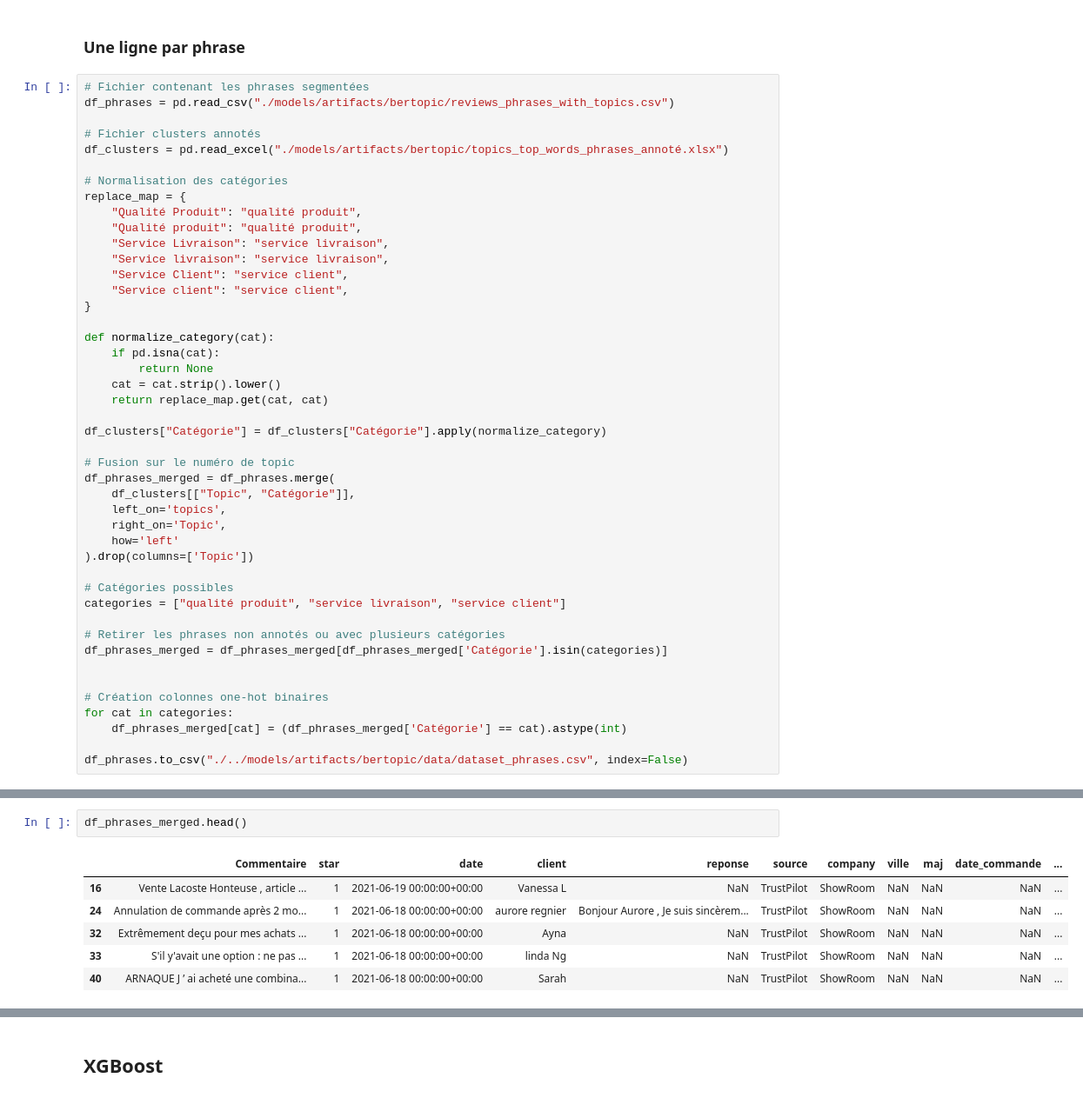
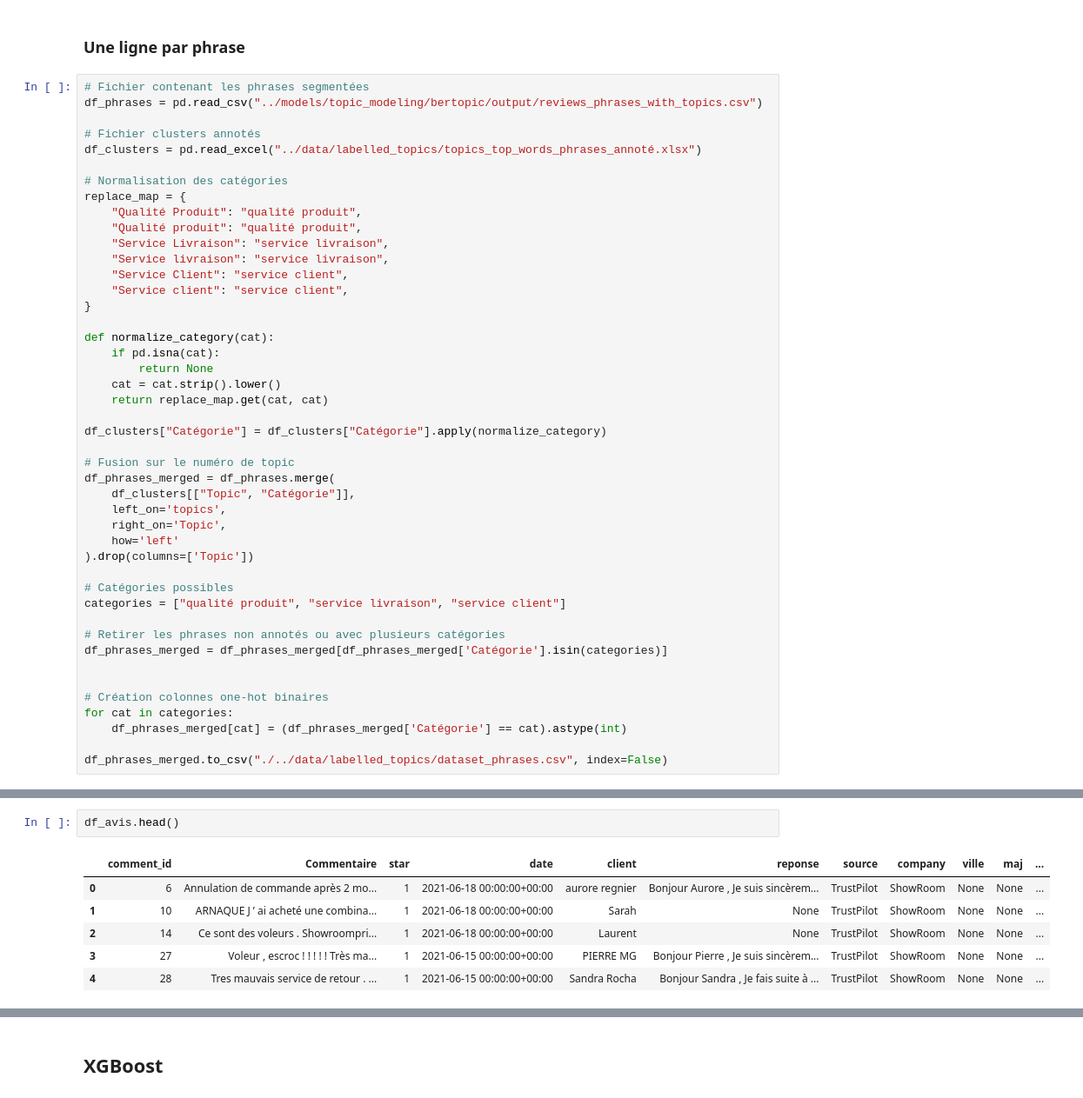
Before and after one commit to eliottdouieb/nov24_alt_trustpilot, a Jupyter notebook: notebooks/04_classification_XGBoost.ipynb, the cells around one changed output, grey strips where cells are left out. Shown at 87% size. Cells and saved outputs as stored; diff of their text form.

Commit message:
MAJ des chemins dans les notebooks + ajout des datasets pour les notebooks 04

```diff
--- a/notebooks/04_classification_XGBoost.ipynb
+++ b/notebooks/04_classification_XGBoost.ipynb
@@ -15,10 +15,10 @@ Cette partie permet de récupérer le dataset d'entraînement à partir des topi
 ### Une ligne par phrase
 # %%
 # Fichier contenant les phrases segmentées
-df_phrases = pd.read_csv("./models/artifacts/bertopic/reviews_phrases_with_topics.csv")
+df_phrases = pd.read_csv("../models/topic_modeling/bertopic/output/reviews_phrases_with_topics.csv")
 
 # Fichier clusters annotés
-df_clusters = pd.read_excel("./models/artifacts/bertopic/topics_top_words_phrases_annoté.xlsx")
+df_clusters = pd.read_excel("../data/labelled_topics/topics_top_words_phrases_annoté.xlsx")
 
 # Normalisation des catégories
 replace_map = {
@@ -57,4 +57,4 @@ df_phrases_merged = df_phrases_merged[df_phrases_merged['Catégorie'].isin(categ
 for cat in categories:
     df_phrases_merged[cat] = (df_phrases_merged['Catégorie'] == cat).astype(int)
 
-df_phrases.to_csv("./../models/artifacts/bertopic/data/dataset_phrases.csv", index=False)
+df_phrases_merged.to_csv("./../data/labelled_topics/dataset_phrases.csv", index=False)
@@ -84,9 +101,9 @@ df_avis.to_csv("./../resultats/bertopic/data/dataset_avis.csv", index=False)
 # %%
-df_phrases_merged.head()
+df_avis.head()
 # %% [output]
-|  | Commentaire | star | date | client | reponse | source | company | ville | maj | date_commande | ... |
-| 16 | Vente Lacoste Honteuse , article ... | 1 | 2021-06-19 00:00:00+00:00 | Vanessa L | NaN | TrustPilot | ShowRoom | NaN | NaN | NaN | ... |
-| 24 | Annulation de commande après 2 mo... | 1 | 2021-06-18 00:00:00+00:00 | aurore regnier | Bonjour Aurore , Je suis sincèrem... | TrustPilot | ShowRoom | NaN | NaN | NaN | ... |
-| 32 | Extrêmement deçu pour mes achats ... | 1 | 2021-06-18 00:00:00+00:00 | Ayna | NaN | TrustPilot | ShowRoom | NaN | NaN | NaN | ... |
-| 33 | S'il y'avait une option : ne pas ... | 1 | 2021-06-18 00:00:00+00:00 | linda Ng | NaN | TrustPilot | ShowRoom | NaN | NaN | NaN | ... |
-| 40 | ARNAQUE J ’ ai acheté une combina... | 1 | 2021-06-18 00:00:00+00:00 | Sarah | NaN | TrustPilot | ShowRoom | NaN | NaN | NaN | ... |
+|  | comment_id | Commentaire | star | date | client | reponse | source | company | ville | maj | ... |
+| 0 | 6 | Annulation de commande après 2 mo... | 1 | 2021-06-18 00:00:00+00:00 | aurore regnier | Bonjour Aurore , Je suis sincèrem... | TrustPilot | ShowRoom | None | None | ... |
+| 1 | 10 | ARNAQUE J ’ ai acheté une combina... | 1 | 2021-06-18 00:00:00+00:00 | Sarah | None | TrustPilot | ShowRoom | None | None | ... |
+| 2 | 14 | Ce sont des voleurs . Showroompri... | 1 | 2021-06-18 00:00:00+00:00 | Laurent | None | TrustPilot | ShowRoom | None | None | ... |
+| 3 | 27 | Voleur , escroc ! ! ! ! ! Très ma... | 1 | 2021-06-15 00:00:00+00:00 | PIERRE MG | Bonjour Pierre , Je suis sincèrem... | TrustPilot | ShowRoom | None | None | ... |
+| 4 | 28 | Tres mauvais service de retour . ... | 1 | 2021-06-15 00:00:00+00:00 | Sandra Rocha | Bonjour Sandra , Je fais suite à ... | TrustPilot | ShowRoom | None | None | ... |
```
Also changed, not shown: parts of 13 cells of this notebook, 5 other files.
